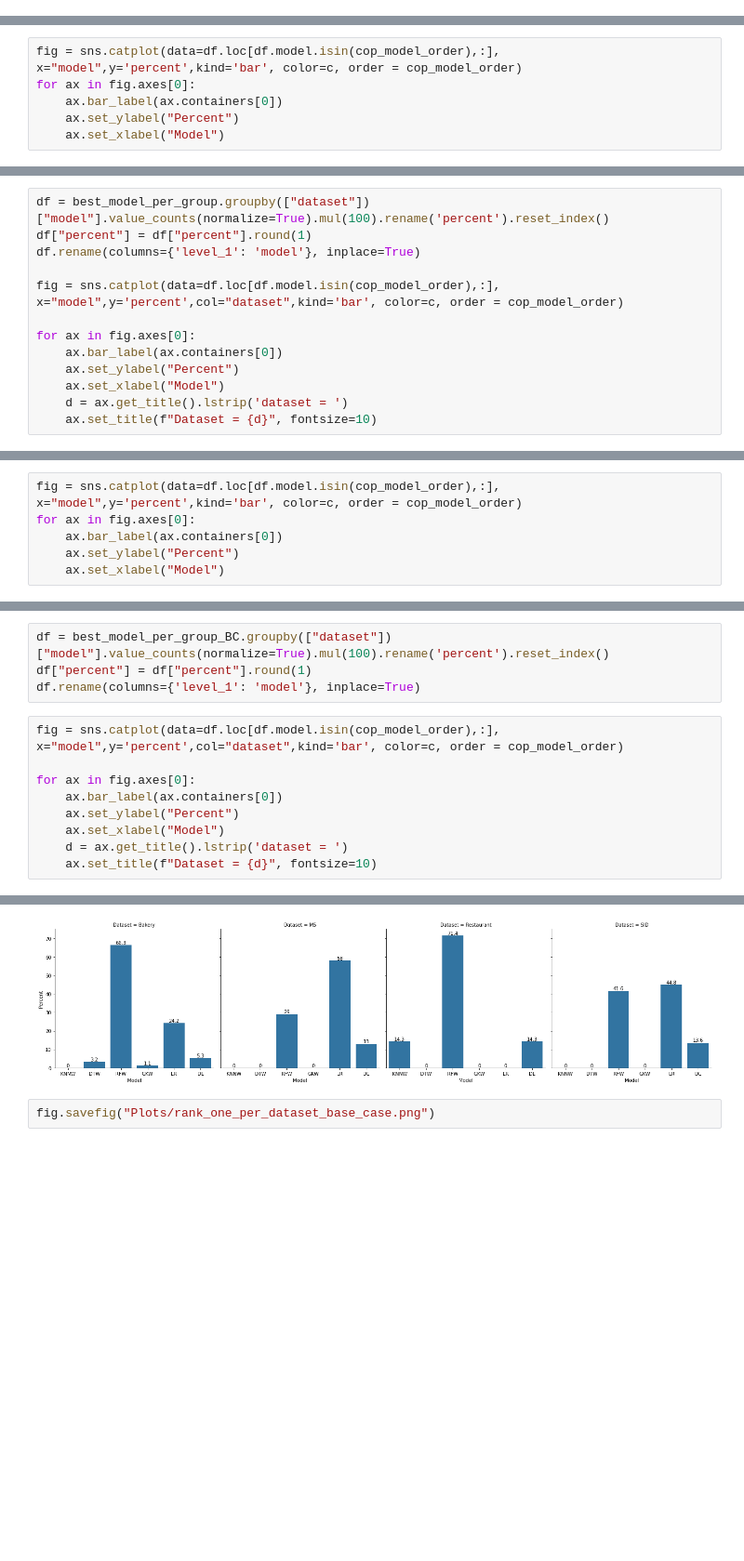
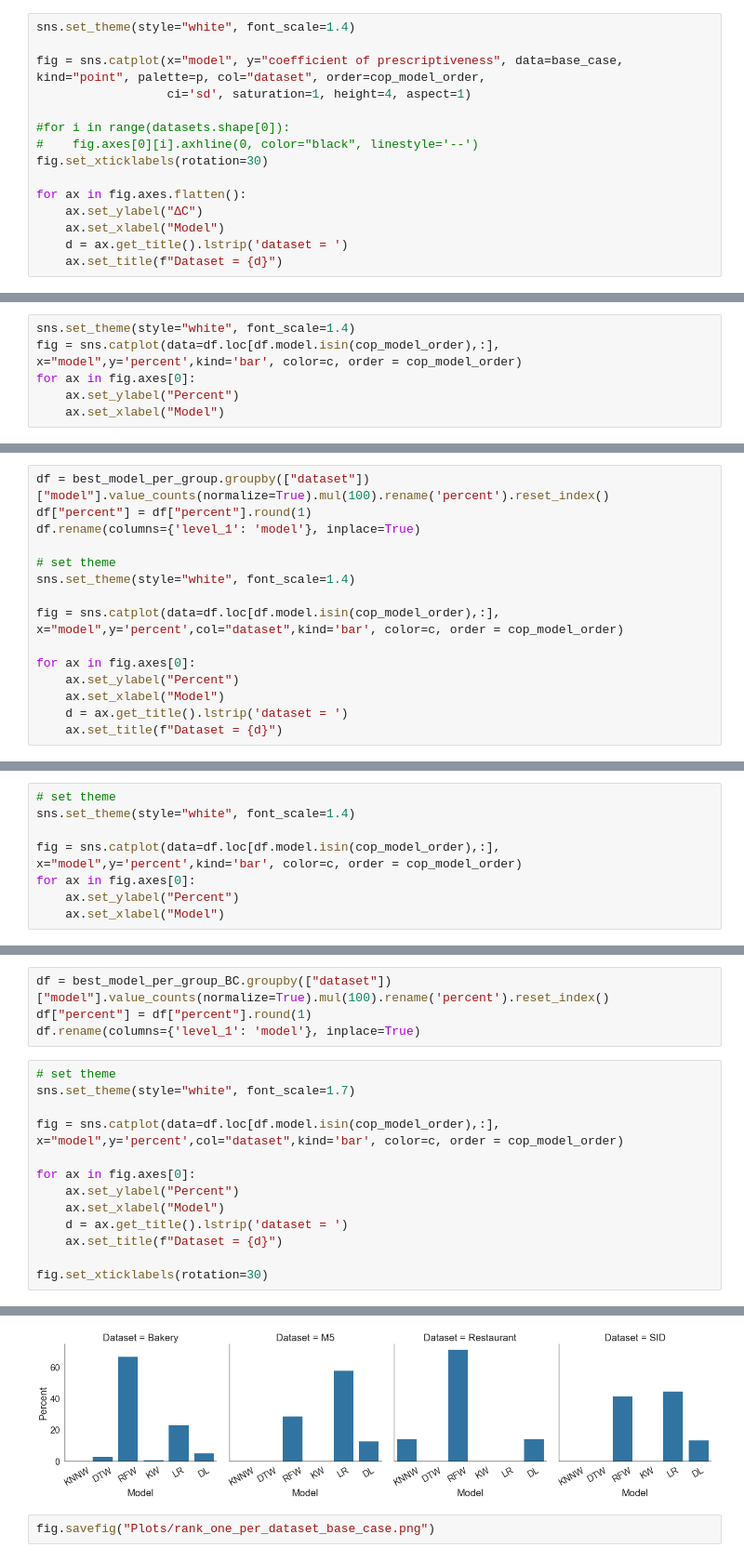
Before and after one commit to d3group/A-structured-evaluation-of-data-driven-newsvendor-approaches, a Jupyter notebook: create_plots.ipynb, the cells around one changed output, grey strips where cells are left out. Shown: that part at 93% size. Saved outputs shown, nothing was run; the diff lists cells and outputs as text; blank space fills up the shorter version.

```diff
--- a/create_plots.ipynb
+++ b/create_plots.ipynb
@@ -140,0 +128,15 @@ for ax in fig.axes.flatten():
+# %%
+sns.set_theme(style="white", font_scale=1.4)
+
+fig = sns.catplot(x="model", y="coefficient of prescriptiveness", data=base_case, kind="point", palette=p, col="dataset", order=cop_model_order,
+                  ci='sd', saturation=1, height=4, aspect=1)
+
+#for i in range(datasets.shape[0]):
+#    fig.axes[0][i].axhline(0, color="black", linestyle='--')
+fig.set_xticklabels(rotation=30)
+
+for ax in fig.axes.flatten():
+    ax.set_ylabel("∆C")
+    ax.set_xlabel("Model")
+    d = ax.get_title().lstrip('dataset = ')
+    ax.set_title(f"Dataset = {d}")
@@ -149,8 +153,8 @@ df = best_model_per_group["model"].value_counts(normalize=True).mul(100).rename(
 df["percent"] = df["percent"].round(1)
 df.rename(columns={'index': 'model'}, inplace=True)
 # %%
+sns.set_theme(style="white", font_scale=1.4)
 fig = sns.catplot(data=df.loc[df.model.isin(cop_model_order),:], x="model",y='percent',kind='bar', color=c, order = cop_model_order)
 for ax in fig.axes[0]:
-    ax.bar_label(ax.containers[0])
     ax.set_ylabel("Percent")
     ax.set_xlabel("Model")
@@ -165,11 +167,13 @@ df = best_model_per_group.groupby(["dataset"])["model"].value_counts(normalize=T
 df["percent"] = df["percent"].round(1)
 df.rename(columns={'level_1': 'model'}, inplace=True)
 
+# set theme
+sns.set_theme(style="white", font_scale=1.4)
+
 fig = sns.catplot(data=df.loc[df.model.isin(cop_model_order),:], x="model",y='percent',col="dataset",kind='bar', color=c, order = cop_model_order)
 
 for ax in fig.axes[0]:
-    ax.bar_label(ax.containers[0])
     ax.set_ylabel("Percent")
     ax.set_xlabel("Model")
     d = ax.get_title().lstrip('dataset = ')
-    ax.set_title(f"Dataset = {d}", fontsize=10)
+    ax.set_title(f"Dataset = {d}")
@@ -184,8 +186,10 @@ df = best_model_per_group_BC["model"].value_counts(normalize=True).mul(100).rena
 df["percent"] = df["percent"].round(1)
 df.rename(columns={'index': 'model'}, inplace=True)
 # %%
+# set theme
+sns.set_theme(style="white", font_scale=1.4)
+
 fig = sns.catplot(data=df.loc[df.model.isin(cop_model_order),:], x="model",y='percent',kind='bar', color=c, order = cop_model_order)
 for ax in fig.axes[0]:
-    ax.bar_label(ax.containers[0])
     ax.set_ylabel("Percent")
     ax.set_xlabel("Model")
@@ -200,12 +202,16 @@ df = best_model_per_group_BC.groupby(["dataset"])["model"].value_counts(normaliz
 df["percent"] = df["percent"].round(1)
 df.rename(columns={'level_1': 'model'}, inplace=True)
 # %%
+# set theme
+sns.set_theme(style="white", font_scale=1.7)
+
 fig = sns.catplot(data=df.loc[df.model.isin(cop_model_order),:], x="model",y='percent',col="dataset",kind='bar', color=c, order = cop_model_order)
 
 for ax in fig.axes[0]:
-    ax.bar_label(ax.containers[0])
     ax.set_ylabel("Percent")
     ax.set_xlabel("Model")
     d = ax.get_title().lstrip('dataset = ')
-    ax.set_title(f"Dataset = {d}", fontsize=10)
+    ax.set_title(f"Dataset = {d}")
+
+fig.set_xticklabels(rotation=30)
 # %% [output]
@@ -212,3 +219,3 @@ for ax in fig.axes[0]:
-[figure, old version]
+[figure, new version]
 # %%
 fig.savefig("Plots/rank_one_per_dataset_base_case.png")
```
Also changed, not shown: parts of 33 cells of this notebook, 30 other files.
